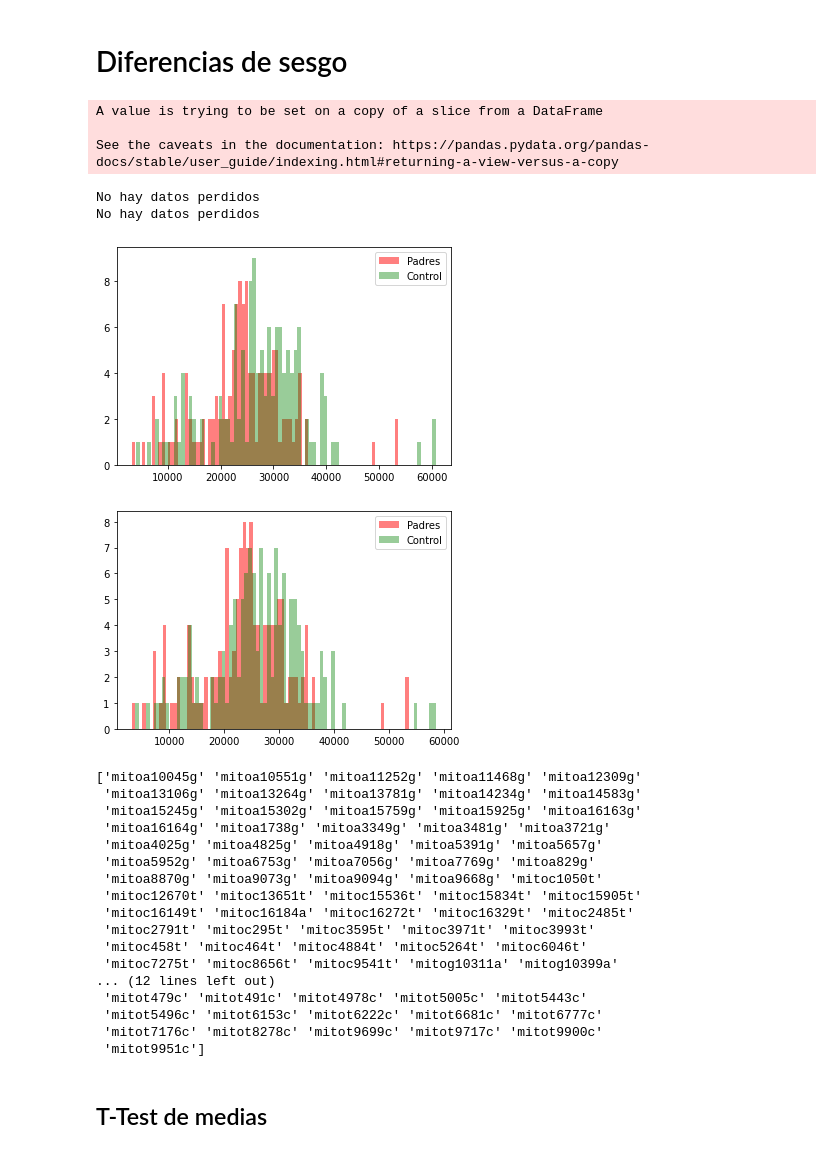
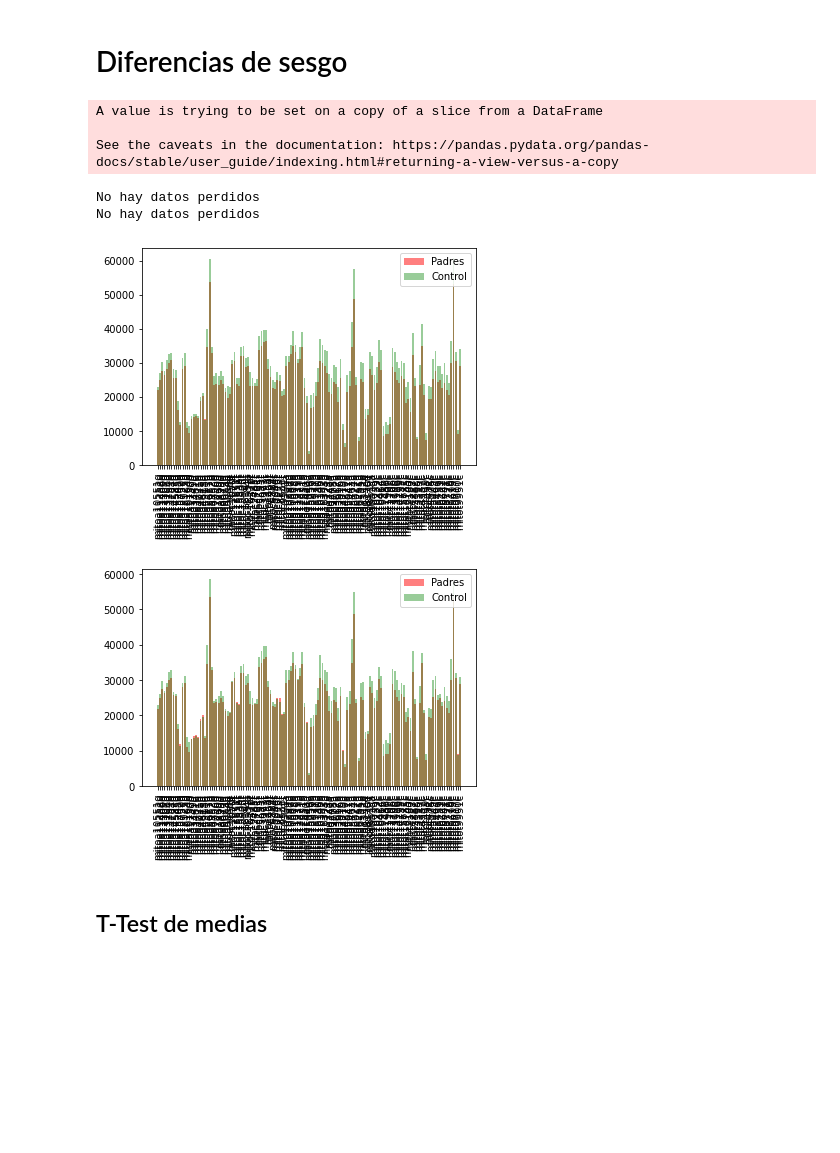
Before and after one commit to victory06/TFG, a Jupyter notebook: Second.ipynb, the cells around one changed output. Cells and saved outputs as stored; diff of their text form; code cells hidden in the pictures; blank space fills up the shorter version.

```diff
--- a/Second.ipynb
+++ b/Second.ipynb
@@ -2150,58 +2150,43 @@ x2, y2, data2, control2, nrx2, ncx2= readDataSuma('/content/drive/MyDrive/TFG/Au
                '/content/drive/MyDrive/TFG/BC/Human1-2M-DuoCustom_v1_APosSortedChrom26.cols')
 
 """
 Histogramas
 """
 fig = plt.figure()
 ax1 = fig.add_subplot(111)
 #Empiezo en 1 porque la columna 0 es el género
 medias_padres=data.mean()[1:]
 medias_control=control.mean()[1:]
 
-plt.hist(medias_padres, 80, alpha=0.5, label='Padres', color='r')
-plt.hist(medias_control, 80, alpha=0.4, label='Control', color='g')
+plt.bar(medias_padres.index, medias_padres.values, alpha=0.5, color='r', label='Padres')
+plt.xticks(rotation='vertical')
+plt.bar(medias_control.index, medias_control.values, alpha=0.4, color='g', label='Control')
+plt.xticks(rotation='vertical')
 plt.legend(loc='upper right')
 plt.show()
 
 print()
 
 fig = plt.figure()
 ax1 = fig.add_subplot(111)
 #Empiezo en 1 porque la columna 0 es el género
 medias_padres=data2.mean()[1:]
 medias_control=control2.mean()[1:]
 
-plt.hist(medias_padres, 80, alpha=0.5, label='Padres', color='r')
-plt.hist(medias_control, 80, alpha=0.4, label='Control', color='g')
+plt.bar(medias_padres.index, medias_padres.values, alpha=0.5, color='r', label='Padres')
+plt.xticks(rotation='vertical')
+plt.bar(medias_control.index, medias_control.values, alpha=0.4, color='g', label='Control')
+plt.xticks(rotation='vertical')
 plt.legend(loc='upper right')
 plt.show()
-
-print(ncx)
 # %% [output]
 A value is trying to be set on a copy of a slice from a DataFrame
 
 See the caveats in the documentation: https://pandas.pydata.org/pandas-docs/stable/user_guide/indexing.html#returning-a-view-versus-a-copy
 No hay datos perdidos
 No hay datos perdidos
-[figure, old version]
+[figure, new version]
-[figure, old version]
+[figure, new version]
-['mitoa10045g' 'mitoa10551g' 'mitoa11252g' 'mitoa11468g' 'mitoa12309g'
- 'mitoa13106g' 'mitoa13264g' 'mitoa13781g' 'mitoa14234g' 'mitoa14583g'
- 'mitoa15245g' 'mitoa15302g' 'mitoa15759g' 'mitoa15925g' 'mitoa16163g'
- 'mitoa16164g' 'mitoa1738g' 'mitoa3349g' 'mitoa3481g' 'mitoa3721g'
- 'mitoa4025g' 'mitoa4825g' 'mitoa4918g' 'mitoa5391g' 'mitoa5657g'
- 'mitoa5952g' 'mitoa6753g' 'mitoa7056g' 'mitoa7769g' 'mitoa829g'
- 'mitoa8870g' 'mitoa9073g' 'mitoa9094g' 'mitoa9668g' 'mitoc1050t'
- 'mitoc12670t' 'mitoc13651t' 'mitoc15536t' 'mitoc15834t' 'mitoc15905t'
- 'mitoc16149t' 'mitoc16184a' 'mitoc16272t' 'mitoc16329t' 'mitoc2485t'
- 'mitoc2791t' 'mitoc295t' 'mitoc3595t' 'mitoc3971t' 'mitoc3993t'
- 'mitoc458t' 'mitoc464t' 'mitoc4884t' 'mitoc5264t' 'mitoc6046t'
- 'mitoc7275t' 'mitoc8656t' 'mitoc9541t' 'mitog10311a' 'mitog10399a'
-... (12 lines left out)
- 'mitot479c' 'mitot491c' 'mitot4978c' 'mitot5005c' 'mitot5443c'
- 'mitot5496c' 'mitot6153c' 'mitot6222c' 'mitot6681c' 'mitot6777c'
- 'mitot7176c' 'mitot8278c' 'mitot9699c' 'mitot9717c' 'mitot9900c'
- 'mitot9951c']
 # %% [markdown]
 ## T-Test de medias
 # %%
```
